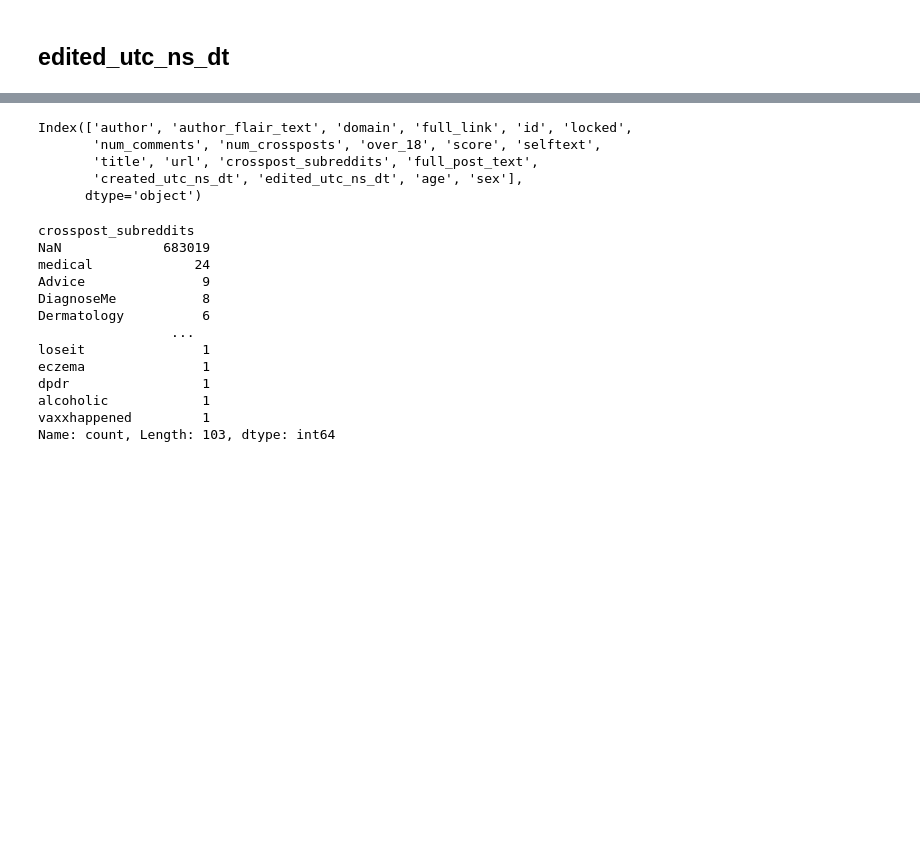
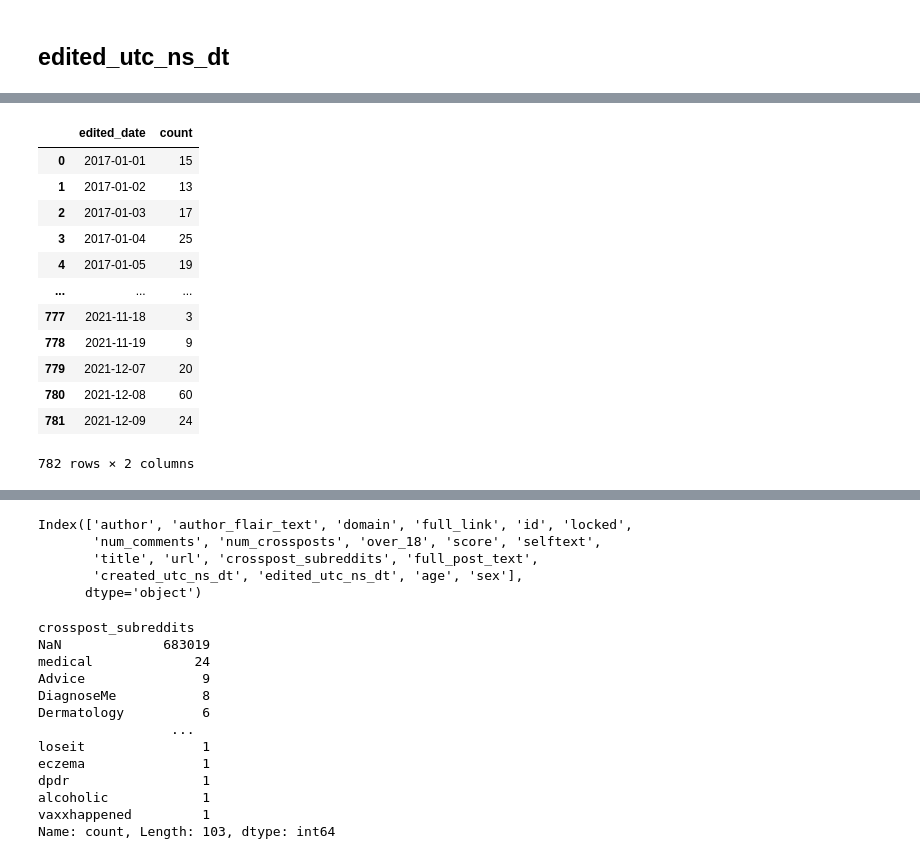
Before and after one commit to 33eyes/reddit-askdocs-analysis, a Jupyter notebook: 06_eda.ipynb, the cells around one changed output, grey strips where cells are left out. Cells and saved outputs as stored; diff of their text form; code cells hidden in the pictures; blank space fills up the shorter version.

Commit message:
Added edited date EDA.

```diff
--- a/06_eda.ipynb
+++ b/06_eda.ipynb
@@ -1366,4 +1366,4 @@ created_utc_ns_dt
 False    492376
 Name: count, dtype: int64
 # %%
-df['created_date'] = df['created_utc_ns_dt'].dt.date.astype('str')
+created_dates = df['created_utc_ns_dt'].dt.date.astype('str')
@@ -1450,0 +1467,2 @@ fig.show()
+# %%
+df['edited_utc_ns_dt'] = pd.to_datetime(df['edited_utc_ns_dt'])
@@ -1450,0 +1502,4 @@ fig.show()
+# %%
+edited_dates = df['edited_utc_ns_dt'].dt.date #.astype('str')
+# %%
+edited_dates.name = 'edited_date'
@@ -1450,0 +1530,17 @@ fig.show()
+# %%
+edited_date_vc = edited_dates.value_counts().sort_index().reset_index()
+edited_date_vc
+# %% [output]
+|  | edited_date | count |
+| 0 | 2017-01-01 | 15 |
+| 1 | 2017-01-02 | 13 |
+| 2 | 2017-01-03 | 17 |
+| 3 | 2017-01-04 | 25 |
+| 4 | 2017-01-05 | 19 |
+| ... | ... | ... |
+| 777 | 2021-11-18 | 3 |
+| 778 | 2021-11-19 | 9 |
+| 779 | 2021-12-07 | 20 |
+| 780 | 2021-12-08 | 60 |
+| 781 | 2021-12-09 | 24 |
+782 rows × 2 columns
```
Also changed, not shown: parts of 14 cells of this notebook.
